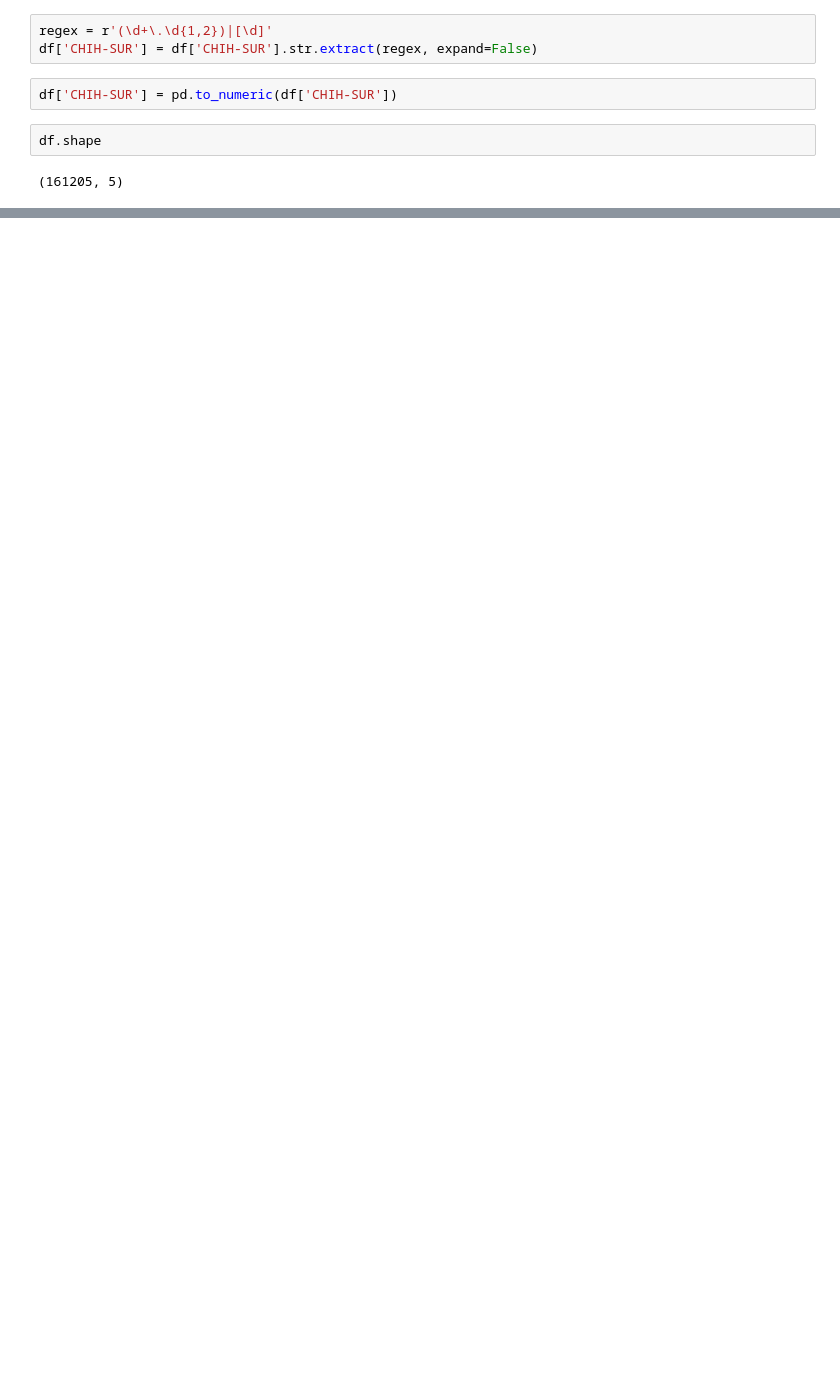
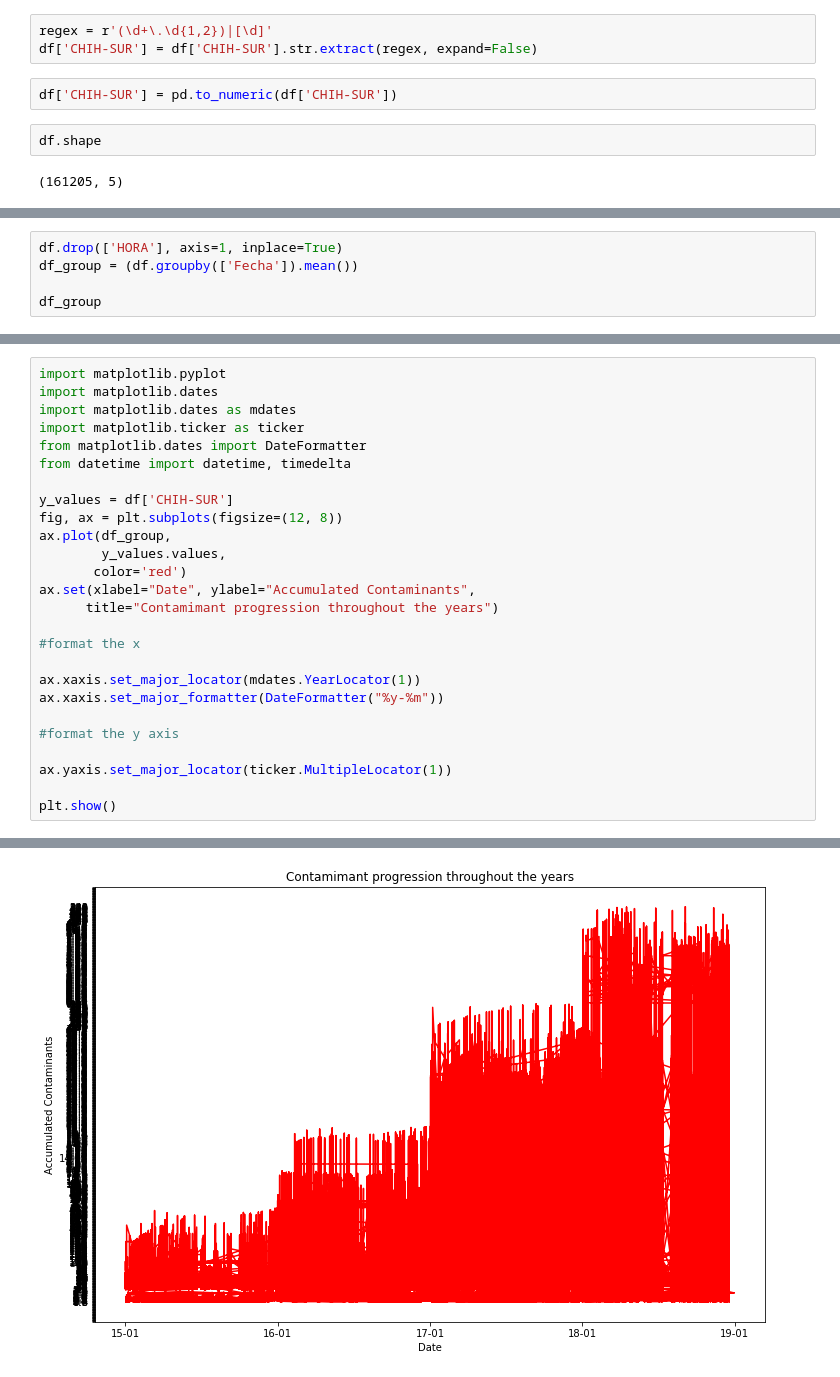
Before and after one commit to RedBrickBurrito/Proyecto_FInal_Lenguajes, a Jupyter notebook: Untitled.ipynb, the cells around one changed output, grey strips where cells are left out. Drawn from its saved outputs; the diff is of its cells as text; blank space fills up the shorter version.

```diff
--- a/Untitled.ipynb
+++ b/Untitled.ipynb
@@ -108,0 +94,5 @@ plt.show()
+# %%
+df.drop(['HORA'], axis=1, inplace=True)
+df_group = (df.groupby(['Fecha']).mean())
+
+df_group
@@ -108,0 +114,27 @@ plt.show()
+# %%
+import matplotlib.pyplot
+import matplotlib.dates
+import matplotlib.dates as mdates
+import matplotlib.ticker as ticker
+from matplotlib.dates import DateFormatter
+from datetime import datetime, timedelta
+
+y_values = df['CHIH-SUR']
+fig, ax = plt.subplots(figsize=(12, 8))
+ax.plot(df_group,
+        y_values.values,
+       color='red')
+ax.set(xlabel="Date", ylabel="Accumulated Contaminants",
+      title="Contamimant progression throughout the years")
+
+#format the x
+
+ax.xaxis.set_major_locator(mdates.YearLocator(1))
+ax.xaxis.set_major_formatter(DateFormatter("%y-%m"))
+
+#format the y axis
+
+ax.yaxis.set_major_locator(ticker.MultipleLocator(1))
+
+plt.show()
+# %% [output]
@@ -108,0 +158 @@ plt.show()
+[figure, added]
```
Also changed, not shown: parts of 9 cells of this notebook.
